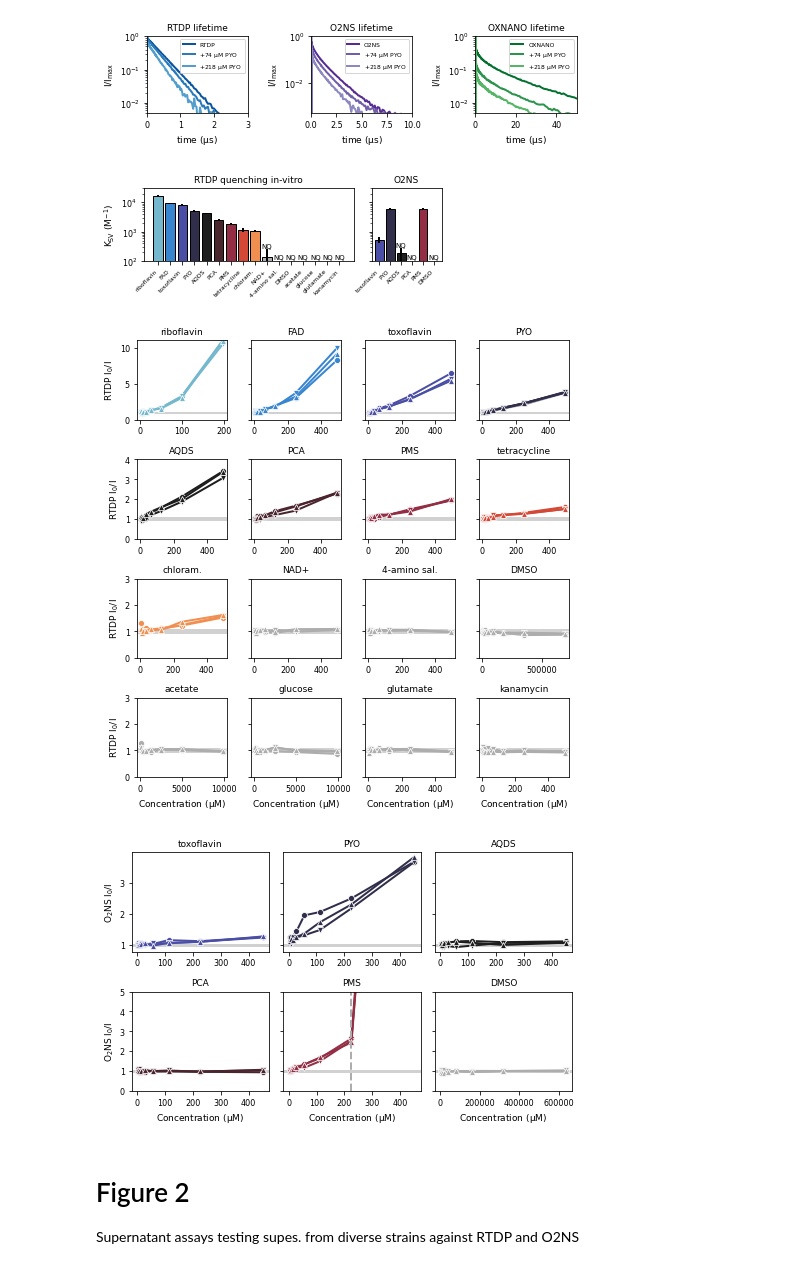
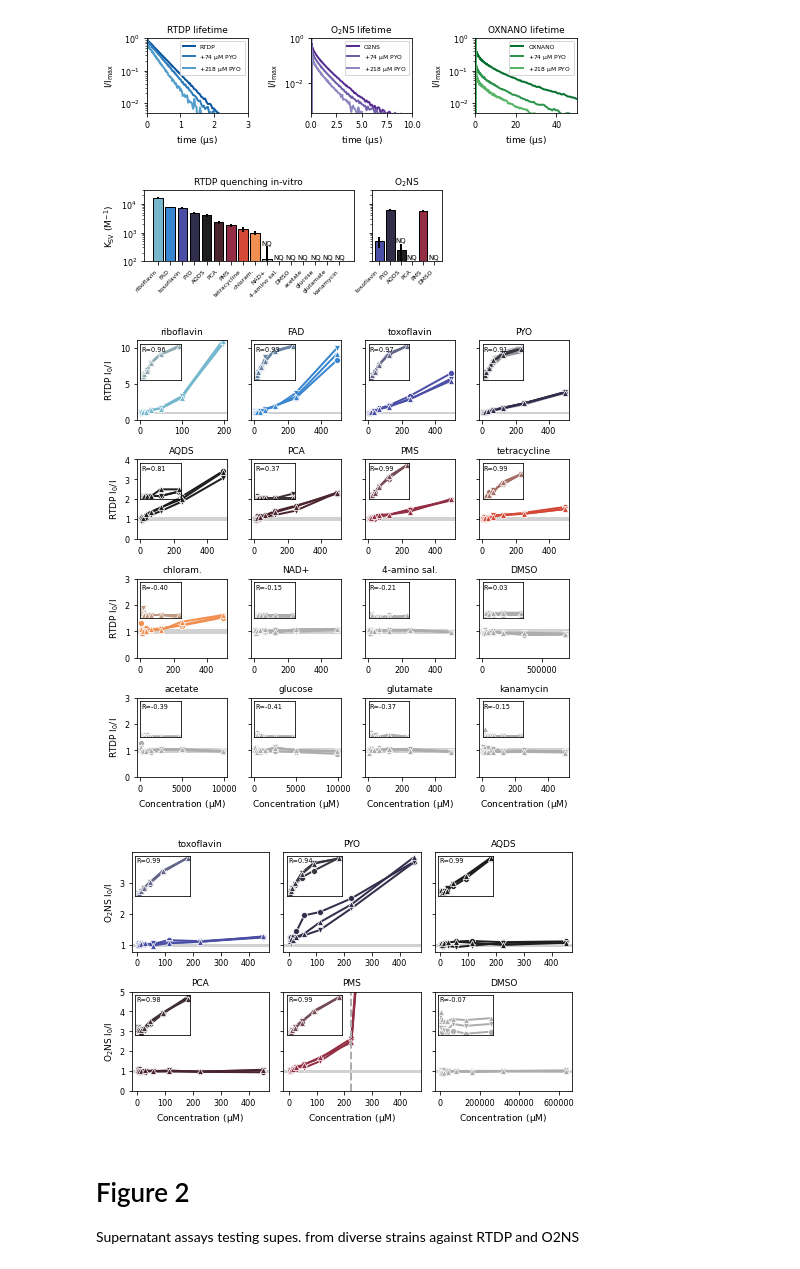
Before and after one commit to flamholz/secretions_quench_o2sensors, a Jupyter notebook: notebooks/AllFigures.ipynb, the cells around one changed output. Saved outputs shown, nothing was run; the diff lists cells and outputs as text; code cells hidden in the pictures.

```diff
--- a/notebooks/AllFigures.ipynb
+++ b/notebooks/AllFigures.ipynb
@@ -53,18 +54,22 @@ o2ns_fits_vitro = pd.read_csv("../data/O2NS_vitro/fits.csv", index_col=0).set_in
 # Load measurements of supernatant quenching by serial dilution.
 
 # RTDP supes
+pre_rtdp_supes = pd.read_csv("../data/RTDP_supes/RTDP_long_df_pre_processed.csv", index_col=0)
 post_rtdp_supes = pd.read_csv("../data/RTDP_supes/RTDP_long_df_post_processed.csv", index_col=0)
 rtdp_fits_mm_supes = pd.read_csv("../data/RTDP_supes/fits.csv", index_col=0).set_index('name')
 
 # O2NS supes
+pre_o2ns_supes = pd.read_csv("../data/O2NS_supes/O2NS_long_df_pre_processed.csv", index_col=0)
 post_o2ns_supes = pd.read_csv("../data/O2NS_supes/O2NS_long_df_post_processed.csv", index_col=0)
 o2ns_fits_mm_supes = pd.read_csv("../data/O2NS_supes/fits.csv", index_col=0).set_index('name')
 
 # RTDP isolates
+pre_rtdp_isolates = pd.read_csv("../data/RTDP_isolate_supes/RTDP_long_df_pre_processed.csv", index_col=0)
 post_rtdp_isolates = pd.read_csv("../data/RTDP_isolate_supes/RTDP_long_df_post_processed.csv", index_col=0)
 rtdp_isolate_fits_mm = pd.read_csv("../data/RTDP_isolate_supes/fits.csv", index_col=0).set_index('name')
 
 # O2NS supes
+pre_o2ns_isolates = pd.read_csv("../data/O2NS_isolate_supes/O2NS_long_df_pre_processed.csv", index_col=0)
 post_o2ns_isolates = pd.read_csv("../data/O2NS_isolate_supes/O2NS_long_df_post_processed.csv", index_col=0)
 o2ns_isolate_fits_mm = pd.read_csv("../data/O2NS_isolate_supes/fits.csv", index_col=0).set_index('name')
 # %%
@@ -525,13 +565,13 @@ plt.ylim(100, 3e4)
 xticks = [vitro_name_mapping[n] for n in o2ns_plot_order]
 plt.xticks(xs, xticks, rotation=45, ha='right', fontsize=6)
 #plt.ylabel('$K_{SV}$ (M$^{-1}$)')
-plt.title('O2NS')
+plt.title('O$_2$NS')
 
 plt.tight_layout(w_pad=0.02)
 plt.savefig('../figures/fig1_bottom_row.png', dpi=600, facecolor='w')
 plt.show()
 # %% [output]
-[figure, old version]
+[figure, new version]
 # %%
 # Figure 1S2 - RTDP quenching with pure molecules
 fig, axs = plt.subplots(figsize=(6.875, 7), nrows=4, ncols=4, sharey='row')
@@ -557,6 +597,24 @@ for ax, n in zip(axs.flatten(), vitro_plot_order):
     ax.set_ylabel('')
     ax.set_xlabel('')
 
+    # Inset axes show the fluorescence before RTDP addition
+    axins = inset_axes(ax, width="45%", height="45%", loc=2)
+    axins.patch.set_alpha(0.5)
+    my_df = pre_rtdp_vitro[pre_rtdp_vitro.name == n]
+    res = stats.pearsonr(my_df.concentration, my_df.blanked_rtdp_fluor)
+    sns.lineplot(data=my_df, x='concentration', y='blanked_rtdp_fluor',
+                 style='replicate', dashes=False,
+                 color=sns.desaturate(vitro_color_mapping[n], 0.4),
+                 markers=markers[:3], markersize=6, markeredgecolor='w',
+                 ax=axins, legend=False)
+    axins.set_xlabel('')
+    axins.set_ylabel('')
+    ymin, ymax = axins.get_ylim()
+    if ymax < 5: axins.set_ylim(ymin, 5)
+    axins.set_xticks([])
+    axins.set_yticks([])
+    axins.text(0.02, 0.8, 'R={0:.2f}'.format(res[0]), fontsize=6.5, transform=axins.transAxes)
+
 axs[0,0].set_ylim(0, 11)
 axs[1,0].set_ylim(0, 4)
 axs[2,0].set_ylim(0, 3)
@@ -569,9 +627,11 @@ for ax in axs[:,0]:
 
 plt.tight_layout()
 plt.savefig('../figures/figS5_RTDP_pure_chem_traces.png', dpi=600, facecolor='w')
+plt.savefig('../figures/figS5_RTDP_pure_chem_traces.pdf', dpi=300, facecolor='w')
+
 plt.show()
 # %% [output]
-[figure, old version]
+[figure, new version]
 # %%
 # Figure 1S2 - RTDP quenching with pure molecules
 fig, axs = plt.subplots(figsize=(6.875, 4.25), nrows=2, ncols=3, sharey='row')
@@ -588,34 +648,54 @@ for ax, n in zip(axs.flatten(), o2ns_plot_order):
     my_df = post_o2ns_vitro[post_o2ns_vitro.name == n]
     sns.lineplot(data=my_df, x='concentration', y='F0_F_ratio',
                  style='replicate', dashes=False,
                  color=vitro_color_mapping[n], markers=markers[:3],
                  markersize=6, markeredgecolor='w', ax=ax, legend=False)
 
     fit_ksv = o2ns_fits_vitro.loc[n]
     ksv_str = '$K_{{SV}} = {0:0.1g} \pm {1:0.1g}$'.format(
         fit_ksv['K_SV'], fit_ksv['K_SV err'])
     ax.set_title(vitro_name_mapping[n])
     ax.set_ylabel('')
     ax.set_xlabel('')
 
+    # Inset axes show the fluorescence before O2NS addition
+    axins = inset_axes(ax, width="40%", height="40%", loc=2)
+    axins.patch.set_alpha(0.5)
+    my_df = pre_o2ns_vitro[pre_o2ns_vitro.name == n]
+    res = stats.pearsonr(my_df.concentration, my_df.blanked_pt_fluor)
+    sns.lineplot(data=my_df, x='concentration', y='blanked_pt_fluor',
+                 style='replicate', dashes=False,
+                 color=sns.desaturate(vitro_color_mapping[n], 0.4),
+                 markers=markers[:3], markersize=6, markeredgecolor='w',
+                 ax=axins, legend=False)
+    axins.set_xlabel('')
+    axins.set_ylabel('')
+    ymin, ymax = axins.get_ylim()
+    if ymax < 5: axins.set_ylim(ymin, 5)
+    axins.set_xticks([])
+    axins.set_yticks([])
+    axins.text(0.02, 0.85, 'R={0:.2f}'.format(res[0]), fontsize=6.5, transform=axins.transAxes)
+
 for ax in axs[-1, :]:
     ax.set_xlabel('Concentration ($\mu M$)')
 for ax in axs[:,0]:
     ax.set_ylabel('$O_2NS$ $I_0/I$')
 
 # PMS data skews the lower plots, set the max a little lower.
 axs[1,0].set_ylim(0, 5)
 
 # annotate the PMS plot a bit
 mask = post_o2ns_vitro.name == 'PMS'
 concs = sorted(post_o2ns_vitro[mask].concentration.unique(), reverse=True)
 axs[1,1].axvline(concs[1], ls='--', color=greys[2])
 
 plt.tight_layout()
 plt.savefig('../figures/figS6_O2NS_pure_chem_traces.png', dpi=600, facecolor='w')
+plt.savefig('../figures/figS6_O2NS_pure_chem_traces.pdf', dpi=300, facecolor='w')
+
 plt.show()
 # %% [output]
-[figure, old version]
+[figure, new version]
 # %% [markdown]
 # Figure 2
 Supernatant assays testing supes. from diverse strains against RTDP and O2NS
```
Also changed, not shown: parts of 11 cells of this notebook, 6 other files.
